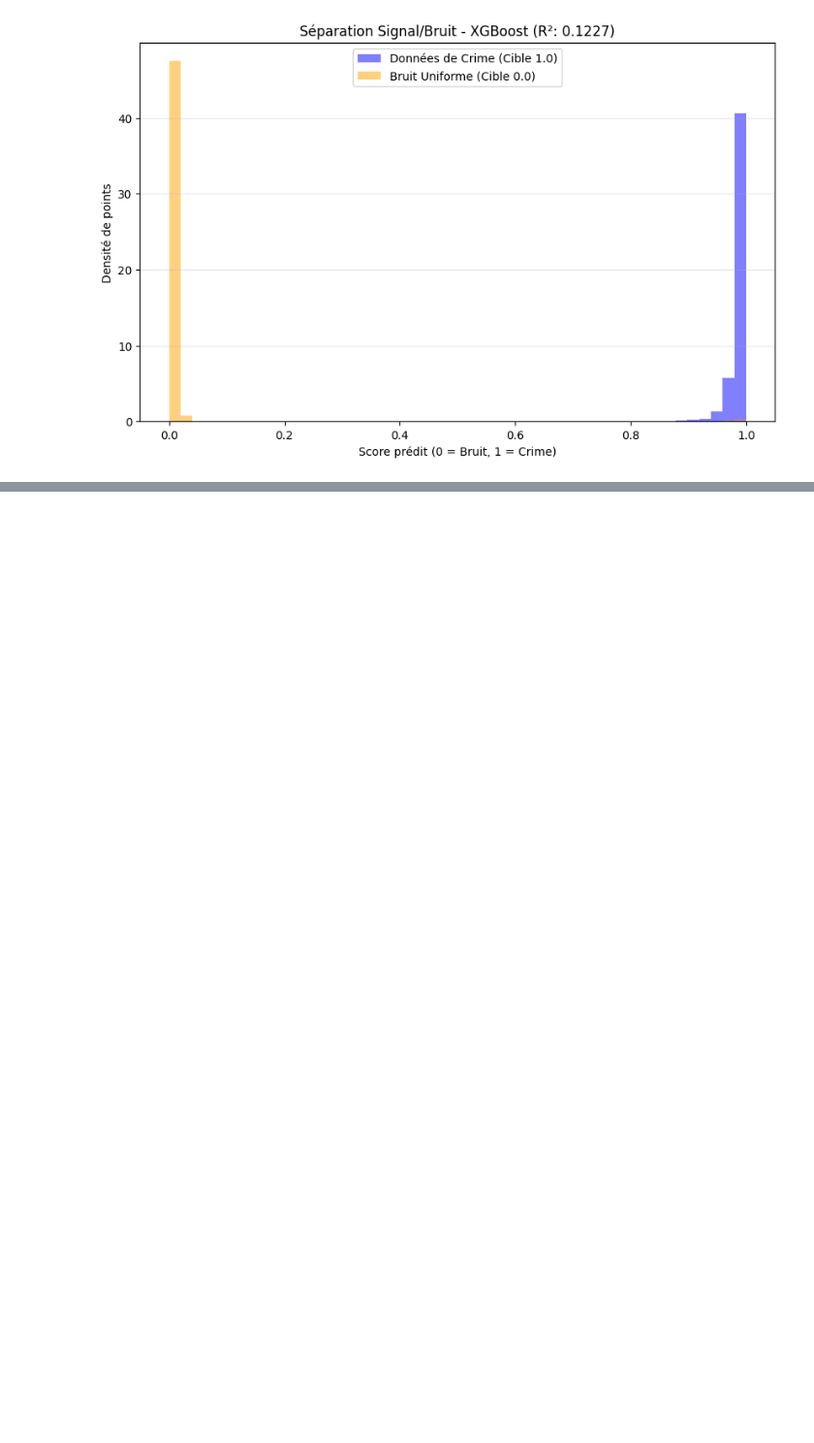
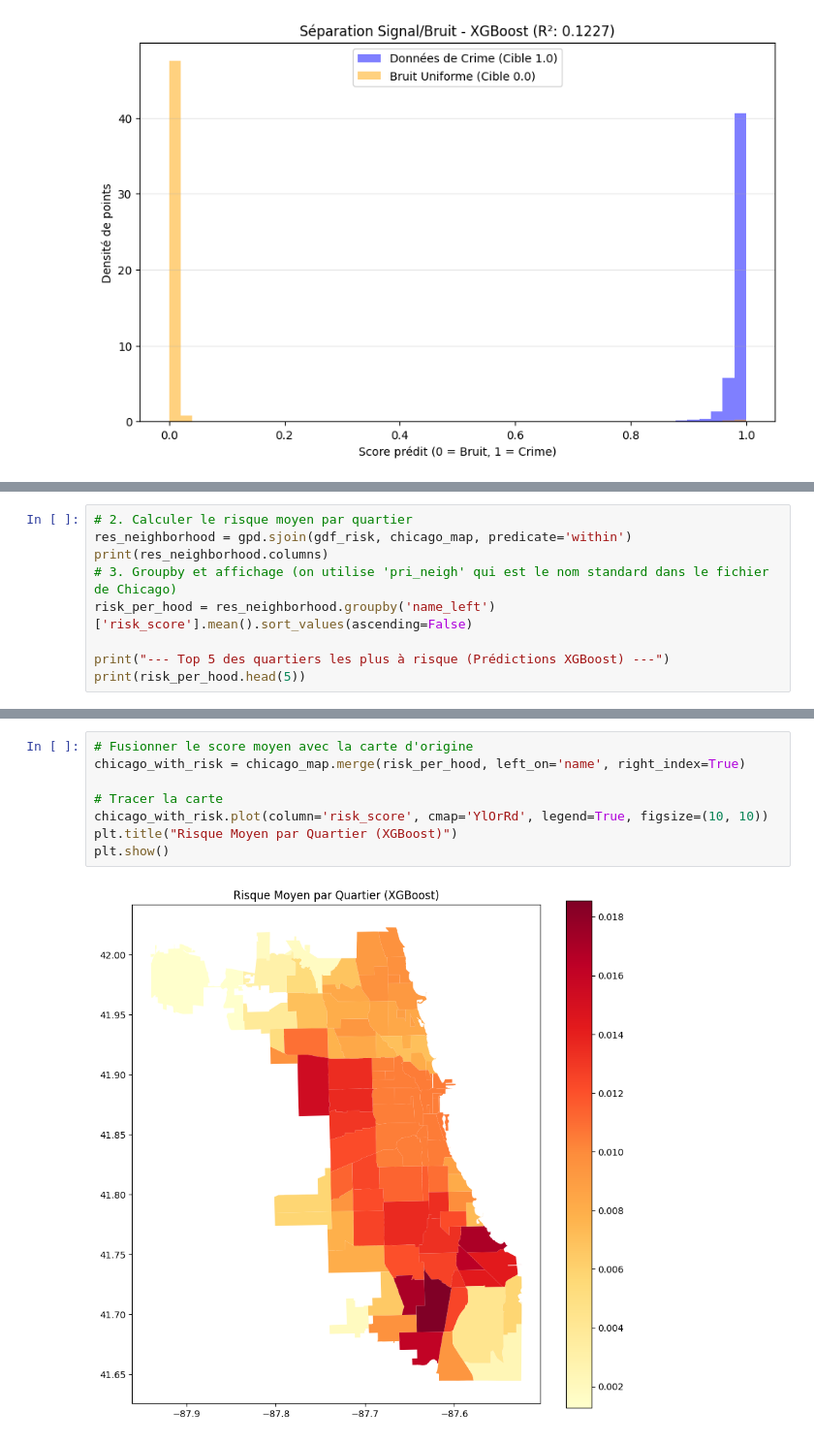
Before and after one commit to lejejefr/ECM_2526_FinalProject, a Jupyter notebook: Scripts/ML.ipynb, the cells around one changed output, grey strips where cells are left out. Shown at 97% size. Cells and saved outputs as stored; diff of their text form; blank space fills up the shorter version.

```diff
--- a/Scripts/ML.ipynb
+++ b/Scripts/ML.ipynb
@@ -637,0 +688,9 @@ plt.show()
+# %%
+# 2. Calculer le risque moyen par quartier
+res_neighborhood = gpd.sjoin(gdf_risk, chicago_map, predicate='within')
+print(res_neighborhood.columns)
+# 3. Groupby et affichage (on utilise 'pri_neigh' qui est le nom standard dans le fichier de Chicago)
+risk_per_hood = res_neighborhood.groupby('name_left')['risk_score'].mean().sort_values(ascending=False)
+
+print("--- Top 5 des quartiers les plus à risque (Prédictions XGBoost) ---")
+print(risk_per_hood.head(5))
@@ -637,0 +711,10 @@ plt.show()
+# %%
+# Fusionner le score moyen avec la carte d'origine
+chicago_with_risk = chicago_map.merge(risk_per_hood, left_on='name', right_index=True)
+
+# Tracer la carte
+chicago_with_risk.plot(column='risk_score', cmap='YlOrRd', legend=True, figsize=(10, 10))
+plt.title("Risque Moyen par Quartier (XGBoost)")
+plt.show()
+# %% [output]
+[figure, added]
```
Also changed, not shown: parts of 6 cells of this notebook.
